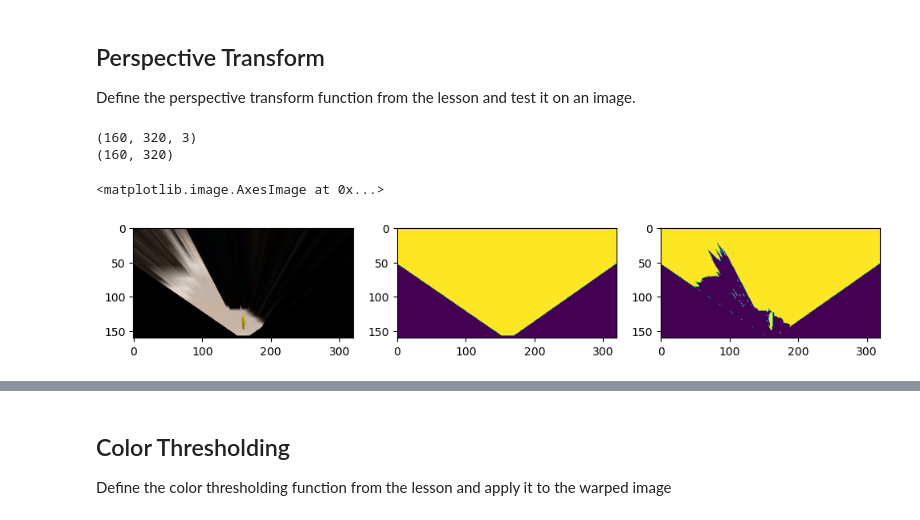
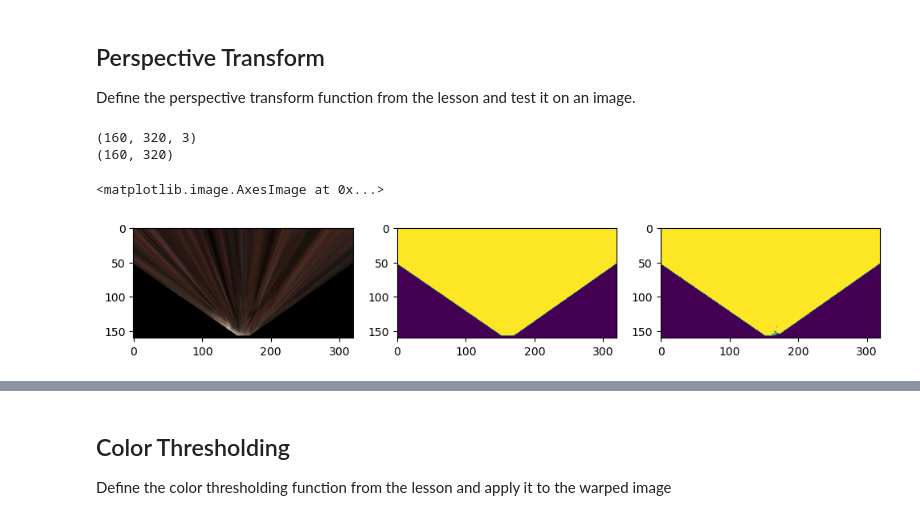
Before and after one commit to Zakaria-Madkour/Computer-Vision-, a Jupyter notebook: code/Pipeline_Stages.ipynb, the cells around one changed output, grey strips where cells are left out. Cells and saved outputs as stored; diff of their text form; code cells hidden in the pictures.

```diff
--- a/code/Pipeline_Stages.ipynb
+++ b/code/Pipeline_Stages.ipynb
@@ -139,3 +139,11 @@ plt.imshow(result_rgb)
 plt.show()
 # %% [output]
 [figure]
+# %%
+path = '../images_of_interest/*'
+Img_list = glob.glob(path)
+Img_list
+
+
+image = mpimg.imread(Img_list[0])
+plt.imshow(image)
@@ -170,32 +181,32 @@
                           [image.shape[1] / 2 + dst, image.shape[0] - bottom_offset],
                           [image.shape[1] / 2 + dst, image.shape[0] - 2*dst - bottom_offset],
                           [image.shape[1] / 2 - dst, image.shape[0] - 2*dst - bottom_offset]])
 
 
-warped , mask = perspect_transform(rock_img, source, destination)
+warped , mask = perspect_transform(image, source, destination)
 m, n = mask.shape
 for i in range(0,m):
     for j in range(0,n):
         if mask[i,j] > 0:
             mask[i,j] =1
         else:
             mask[i,j] =0
 obstacle_map = np.absolute(np.float32(threshed) - 1) * mask
 
 
 print(warped.shape)
 print(mask.shape)
 
 fig = plt.figure(figsize=(12, 3))
 plt.subplot(131)
 plt.imshow(warped)
 plt.subplot(132)
 plt.imshow(mask)
 plt.subplot(133)
 plt.imshow(obstacle_map)
 #scipy.misc.imsave('../output/warped_example.jpg', warped)
 # %% [output]
 (160, 320, 3)
 (160, 320)
 <matplotlib.image.AxesImage at 0x...>
-[figure, old version]
+[figure, new version]
```
Also changed, not shown: parts of 5 cells of this notebook, 1 other file.
